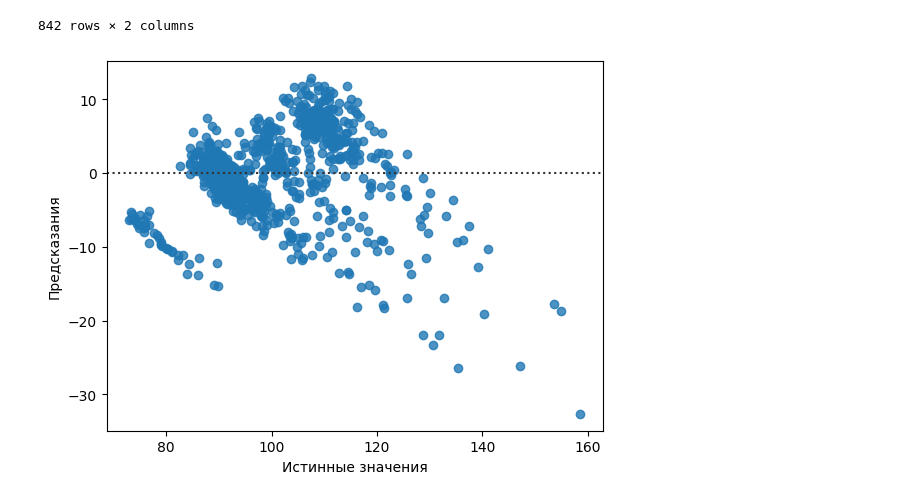
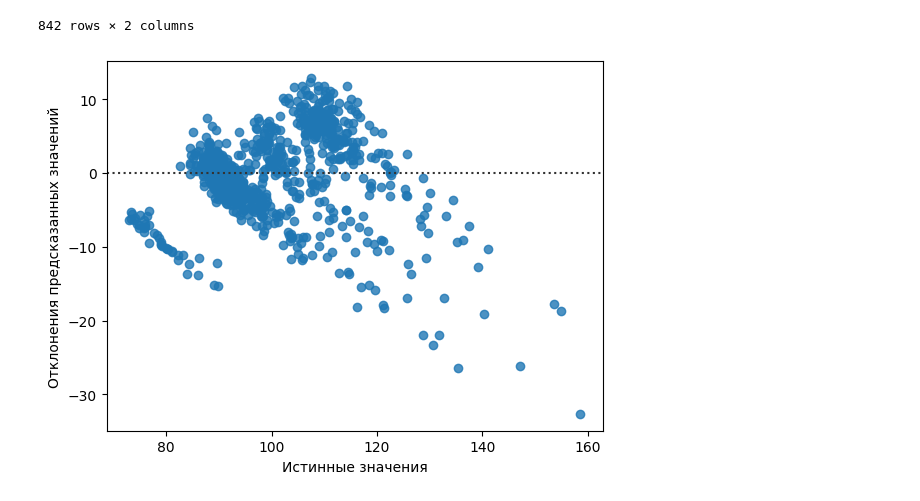
Before and after one commit to ColonelBruw/MachineLearningAndAi, a Jupyter notebook: laba1.ipynb, the cells around one changed output. Cells and saved outputs as stored; diff of their text form; code cells hidden in the pictures.

Commit message:
new graphs

```diff
--- a/laba1.ipynb
+++ b/laba1.ipynb
@@ -14,8 +14,8 @@ import matplotlib.pyplot as plt
 # %% [markdown]
 ### **Импорт датасета**
 # %%
-df_train = pd.read_csv('train.csv')
-df_test = pd.read_csv('test.csv')
+df_train = pd.read_csv('/content/drive/MyDrive/ColabNotebooks/train.csv')
+df_test = pd.read_csv('/content/drive/MyDrive/ColabNotebooks/test.csv')
 # %% [markdown]
 ### **EDA**
 # %% [markdown]
@@ -372,7 +372,7 @@ predictions
 # %%
 sns.residplot(x='True', y='Pred', data=predictions)
 plt.xlabel("Истинные значения")
-plt.ylabel("Предсказания")
+plt.ylabel("Отклонения предсказанных значений")
 plt.show()
 # %% [output]
-[figure, old version]
+[figure, new version]
```
Also changed, not shown: parts of 2 cells of this notebook.
